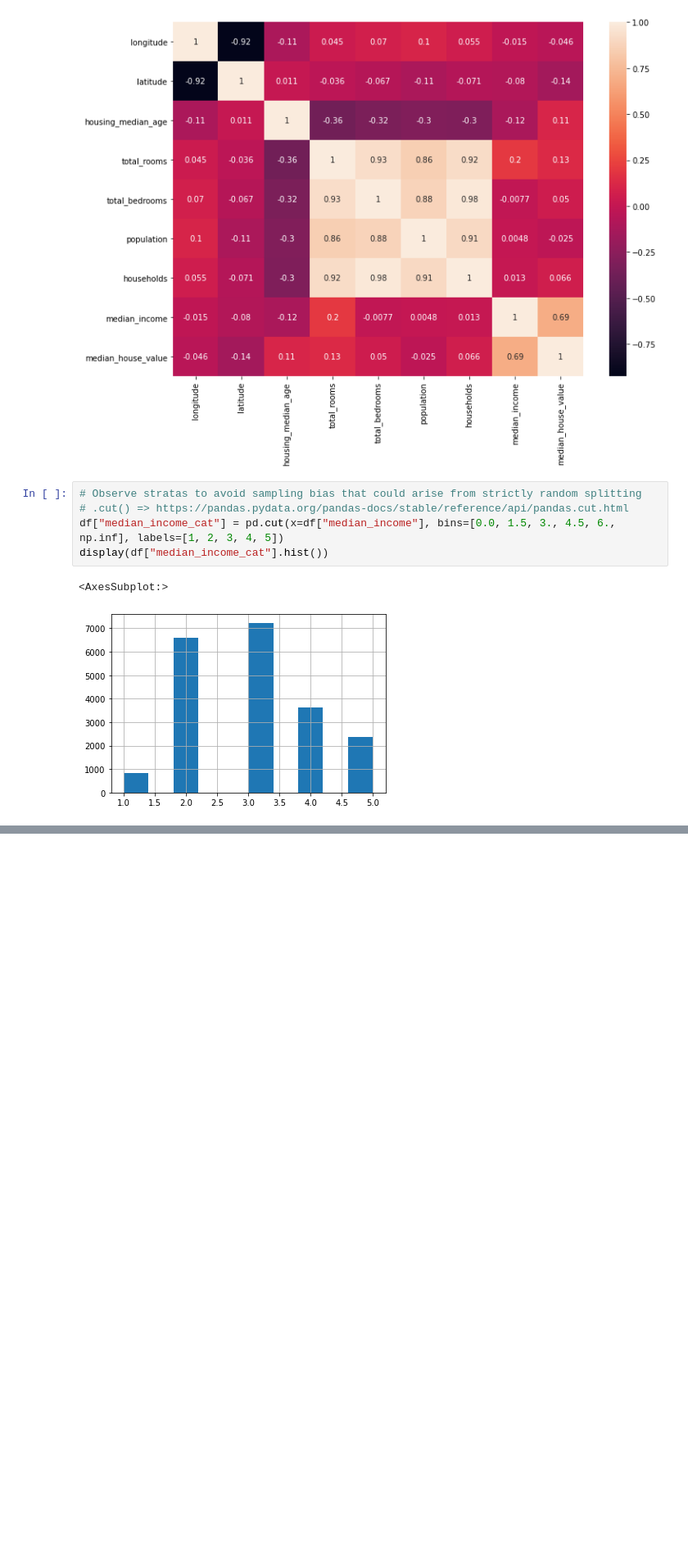
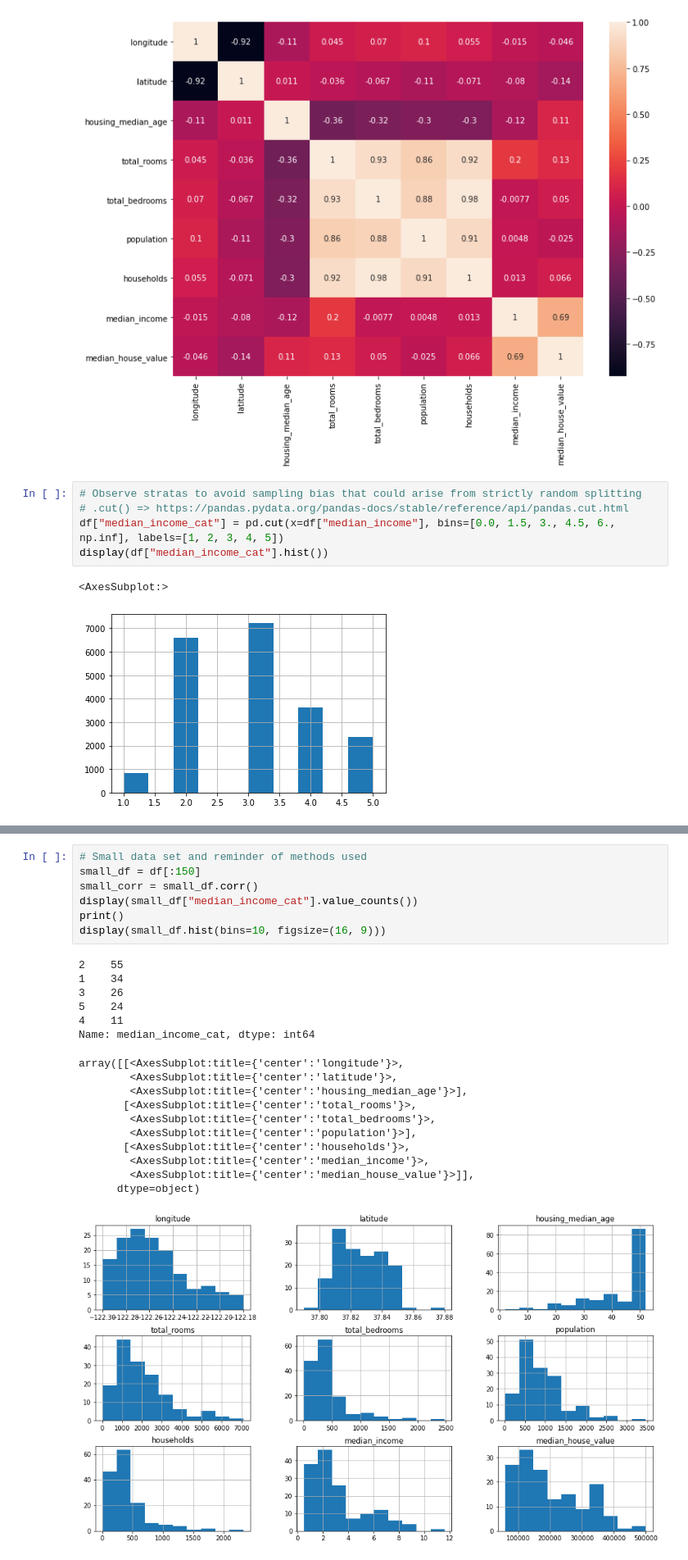
Before and after one commit to jfdev001/handson-ml, a Jupyter notebook: CH2/proj.ipynb, the cells around one changed output, grey strips where cells are left out. Shown at 82% size. Saved outputs shown, nothing was run; the diff lists cells and outputs as text; blank space fills up the shorter version.

```diff
--- a/CH2/proj.ipynb
+++ b/CH2/proj.ipynb
@@ -200,0 +224,25 @@ display(df["median_income_cat"].hist())
+# %%
+# Small data set and reminder of methods used
+small_df = df[:150]
+small_corr = small_df.corr()
+display(small_df["median_income_cat"].value_counts())
+print()
+display(small_df.hist(bins=10, figsize=(16, 9)))
+# %% [output]
+2    55
+1    34
+3    26
+5    24
+4    11
+Name: median_income_cat, dtype: int64
+array([[<AxesSubplot:title={'center':'longitude'}>,
+        <AxesSubplot:title={'center':'latitude'}>,
+        <AxesSubplot:title={'center':'housing_median_age'}>],
+       [<AxesSubplot:title={'center':'total_rooms'}>,
+        <AxesSubplot:title={'center':'total_bedrooms'}>,
+        <AxesSubplot:title={'center':'population'}>],
+       [<AxesSubplot:title={'center':'households'}>,
+        <AxesSubplot:title={'center':'median_income'}>,
+        <AxesSubplot:title={'center':'median_house_value'}>]],
+      dtype=object)
+[figure, added]
```
Also changed, not shown: parts of 5 cells of this notebook, 1 other file.
